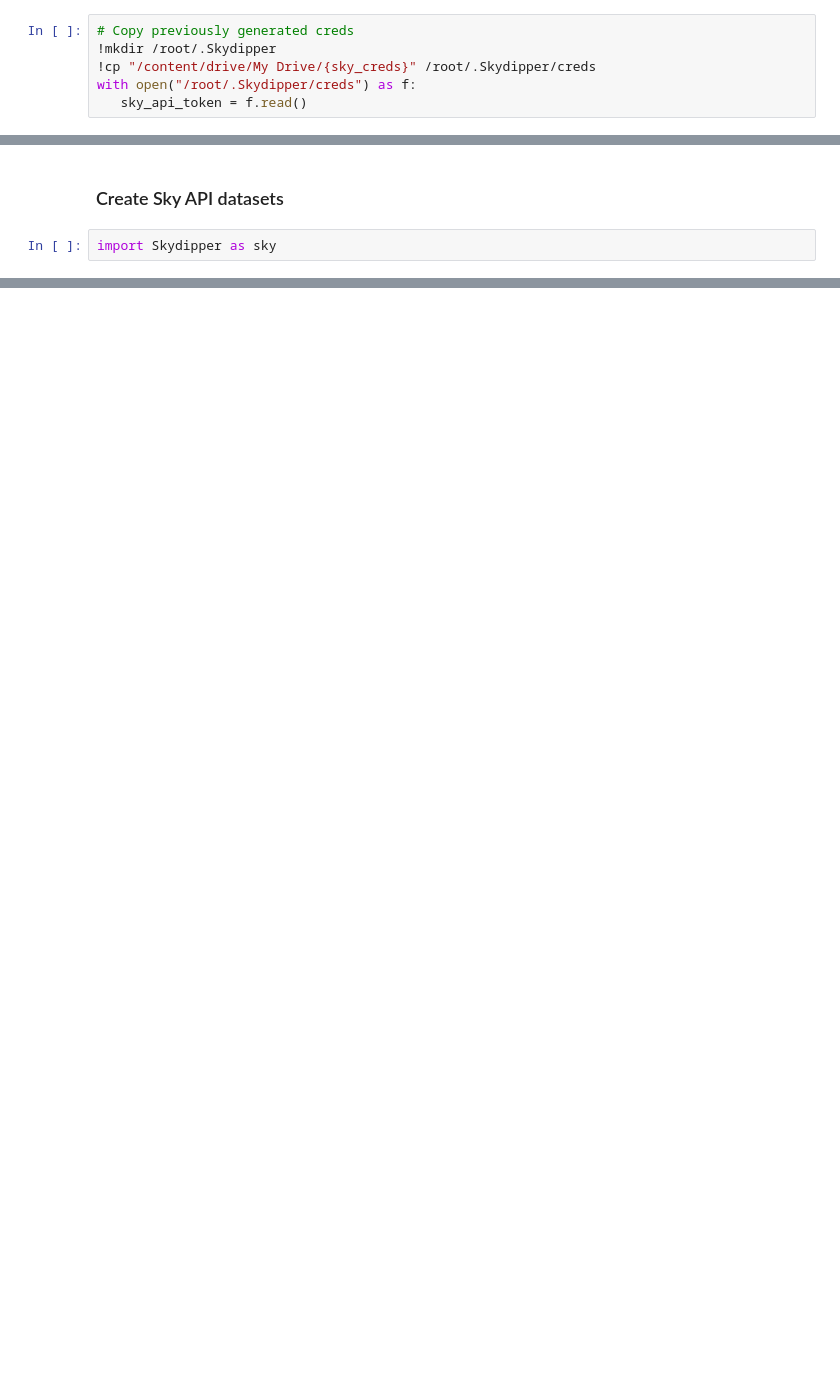
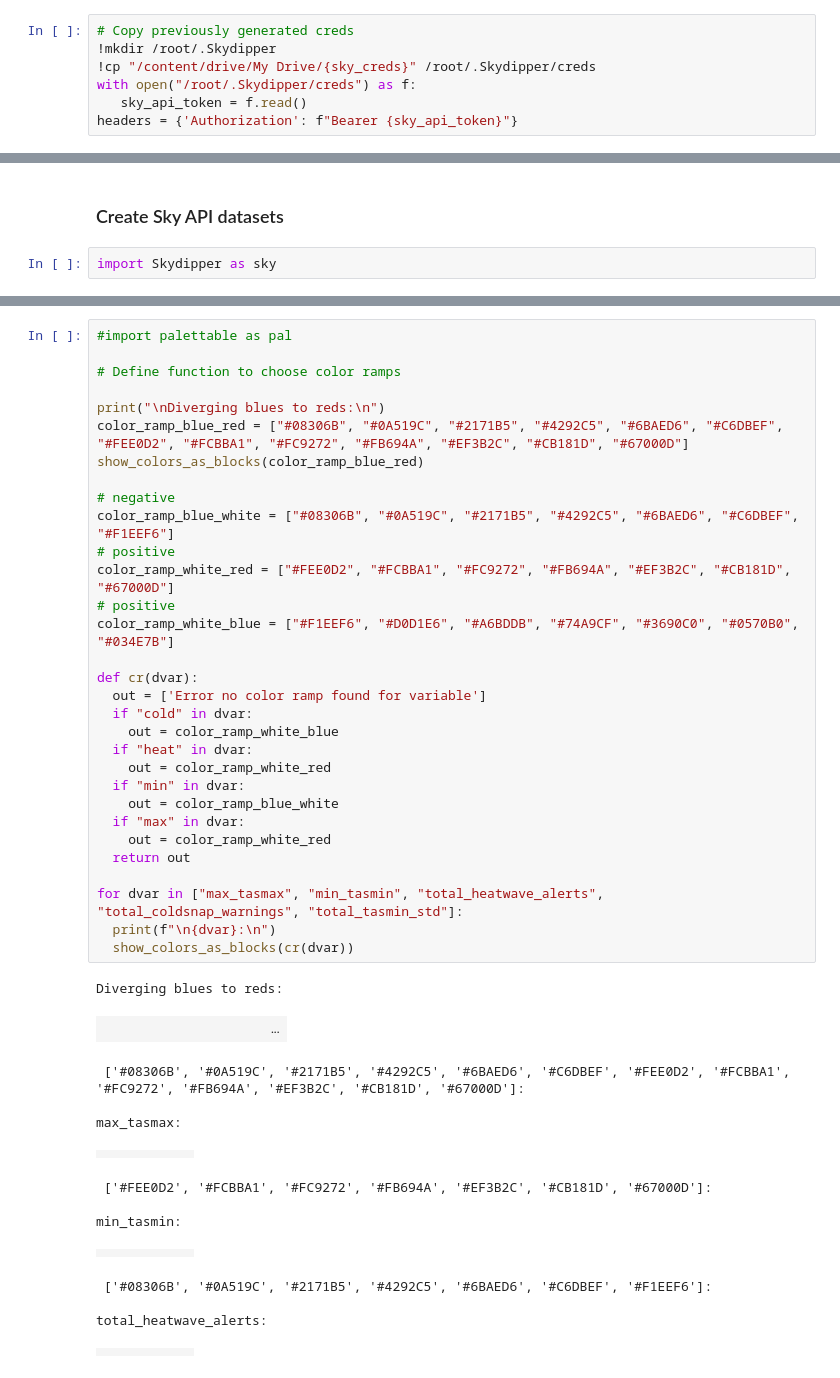
Before and after one commit to Vizzuality/copernicus-climate-data, a Jupyter notebook: upload_and_define_datasets.ipynb, the cells around one changed output, grey strips where cells are left out. Drawn from its saved outputs; the diff is of its cells as text; blank space fills up the shorter version.

```diff
--- a/upload_and_define_datasets.ipynb
+++ b/upload_and_define_datasets.ipynb
@@ -228,5 +226,6 @@ sky_creds = "skydipper-creds.txt"
 !cp "/content/drive/My Drive/{sky_creds}" /root/.Skydipper/creds
 with open("/root/.Skydipper/creds") as f:
    sky_api_token = f.read()
+headers = {'Authorization': f"Bearer {sky_api_token}"}
 # %%
 # Check it works
@@ -1136,0 +1491,46 @@ IPython.display.HTML(iframe)
+# %%
+#import palettable as pal
+
+# Define function to choose color ramps
+
+print("\nDiverging blues to reds:\n")
+color_ramp_blue_red = ["#08306B", "#0A519C", "#2171B5", "#4292C5", "#6BAED6", "#C6DBEF", "#FEE0D2", "#FCBBA1", "#FC9272", "#FB694A", "#EF3B2C", "#CB181D", "#67000D"]
+show_colors_as_blocks(color_ramp_blue_red)
+
+# negative
+color_ramp_blue_white = ["#08306B", "#0A519C", "#2171B5", "#4292C5", "#6BAED6", "#C6DBEF", "#F1EEF6"]
+# positive
+color_ramp_white_red = ["#FEE0D2", "#FCBBA1", "#FC9272", "#FB694A", "#EF3B2C", "#CB181D", "#67000D"]
+# positive
+color_ramp_white_blue = ["#F1EEF6", "#D0D1E6", "#A6BDDB", "#74A9CF", "#3690C0", "#0570B0", "#034E7B"]
+
+def cr(dvar):
+  out = ['Error no color ramp found for variable']
+  if "cold" in dvar:
+    out = color_ramp_white_blue
+  if "heat" in dvar:
+    out = color_ramp_white_red
+  if "min" in dvar:
+    out = color_ramp_blue_white
+  if "max" in dvar:
+    out = color_ramp_white_red
+  return out
+
+for dvar in ["max_tasmax", "min_tasmin", "total_heatwave_alerts", "total_coldsnap_warnings", "total_tasmin_std"]:
+  print(f"\n{dvar}:\n")
+  show_colors_as_blocks(cr(dvar))
+# %% [output]
+Diverging blues to reds:
+|  |  |  |  |  |  |  |  |  |  |  |  | ... |
+ ['#08306B', '#0A519C', '#2171B5', '#4292C5', '#6BAED6', '#C6DBEF', '#FEE0D2', '#FCBBA1', '#FC9272', '#FB694A', '#EF3B2C', '#CB181D', '#67000D']:
+
+max_tasmax:
+|  |  |  |  |  |  |  |
+ ['#FEE0D2', '#FCBBA1', '#FC9272', '#FB694A', '#EF3B2C', '#CB181D', '#67000D']:
+
+min_tasmin:
+|  |  |  |  |  |  |  |
+ ['#08306B', '#0A519C', '#2171B5', '#4292C5', '#6BAED6', '#C6DBEF', '#F1EEF6']:
+
+total_heatwave_alerts:
+|  |  |  |  |  |  |  |
```
Also changed, not shown: parts of 91 cells of this notebook.
